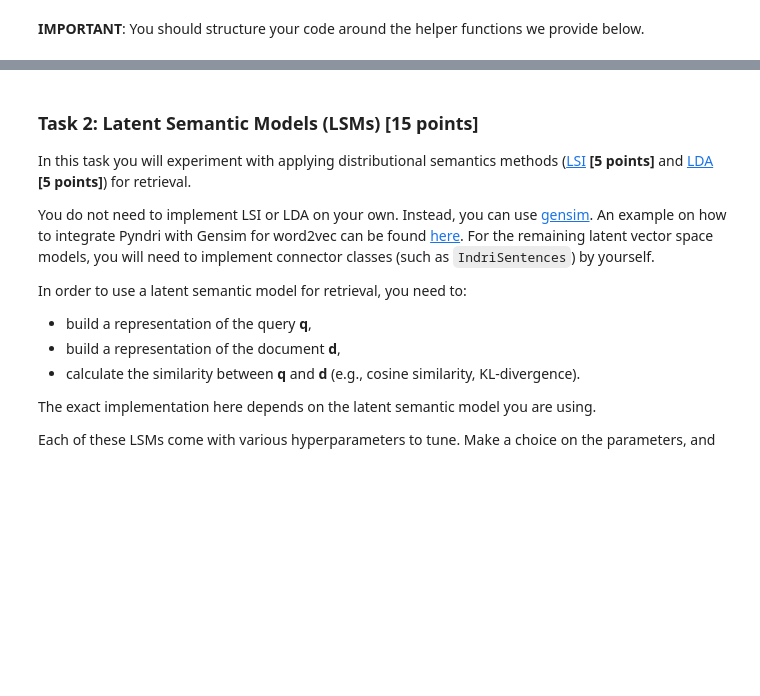
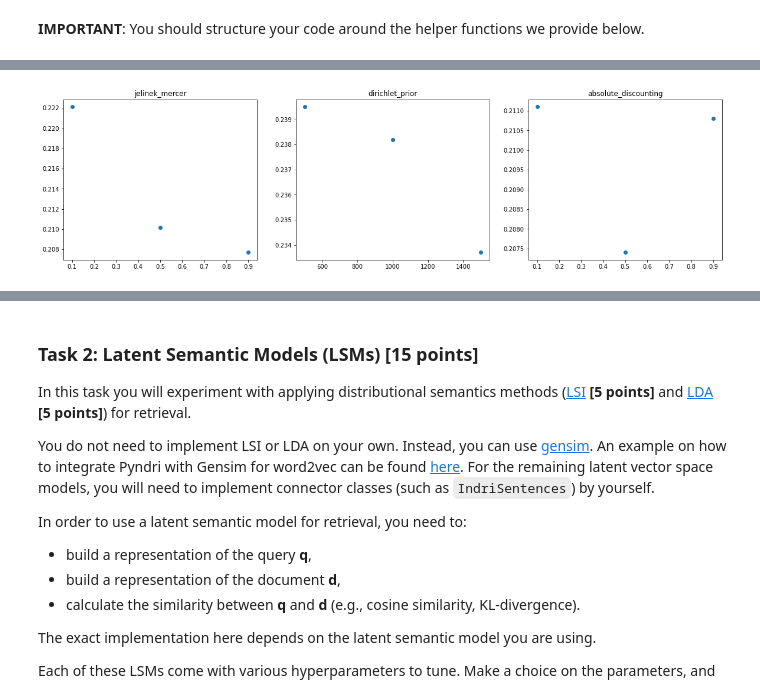
Before and after one commit to jeba91/InformationRetrieval, a Jupyter notebook: homework2/assignment.ipynb, the cells around one changed output, grey strips where cells are left out. Drawn from its saved outputs; the diff is of its cells as text; code cells hidden in the pictures; blank space fills up the shorter version.

```diff
--- a/homework2/assignment.ipynb
+++ b/homework2/assignment.ipynb
@@ -543,0 +577,34 @@ def passage(i, j, sigma):
+# %%
+def evaluate(modelname, qrel_set, measure, request_variance = False):
+    evaluations = !trec_eval/trec_eval -m all_trec -q ap_88_89/{qrel_set} {modelname}
+    evaluations = [evaluation.split("\t") for evaluation in evaluations]
+    all_values = []
+    mean_value = 0
+    for line in evaluations:
+        if line[0].strip() == measure and line[1] == "all" and request_variance == False:
+            mean_value =  float(line[2])
+        if line[0].strip() == measure and line[1] != "all" and request_variance == True:
+            all_values.append(float(line[2]))
+    return mean_value, all_values
+# %%
+L = [0.1, 0.5, 0.9]
+mu = [500, 1000, 1500]
+delta = [0.1, 0.5, 0.9]
+
+parameters = [L, mu, delta]
+scoringmethod = ['jelinek_mercer', 'dirichlet_prior', 'absolute_discounting']
+
+# jelinek-mercer
+jel_mer_scores = [evaluate('jelinek_mercer_' + str(x) + '.run', 'qrel_validation', 'ndcg_cut_10')[0] for x in L]
+dir_prior_scores = [evaluate('dirichlet_prior_' + str(x) + '.run', 'qrel_validation', 'ndcg_cut_10')[0] for x in mu]
+abs_disc_scores = [evaluate('absolute_discounting_' + str(x) + '.run', 'qrel_validation', 'ndcg_cut_10')[0] for x in delta]
+
+scores = [jel_mer_scores, dir_prior_scores, abs_disc_scores]
+
+f, axes = plt.subplots(ncols=3, nrows=1, figsize=(20, 5))
+for i, score in enumerate(scores):
+    axes[i].plot(parameters[i], score, 'o')
+    axes[i].set_title(scoringmethod[i])
+plt.show()
+# %% [output]
+[figure, added]
```
Also changed, not shown: parts of 16 cells of this notebook, 12 other files.
